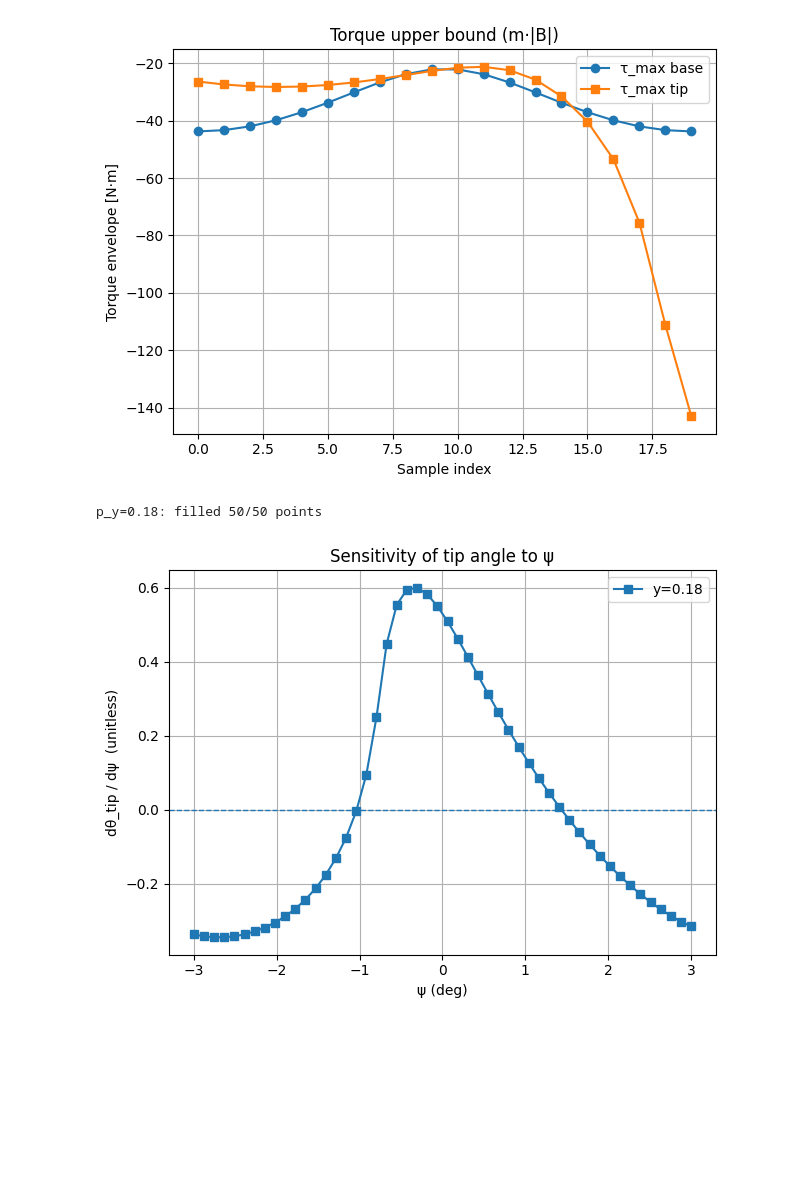
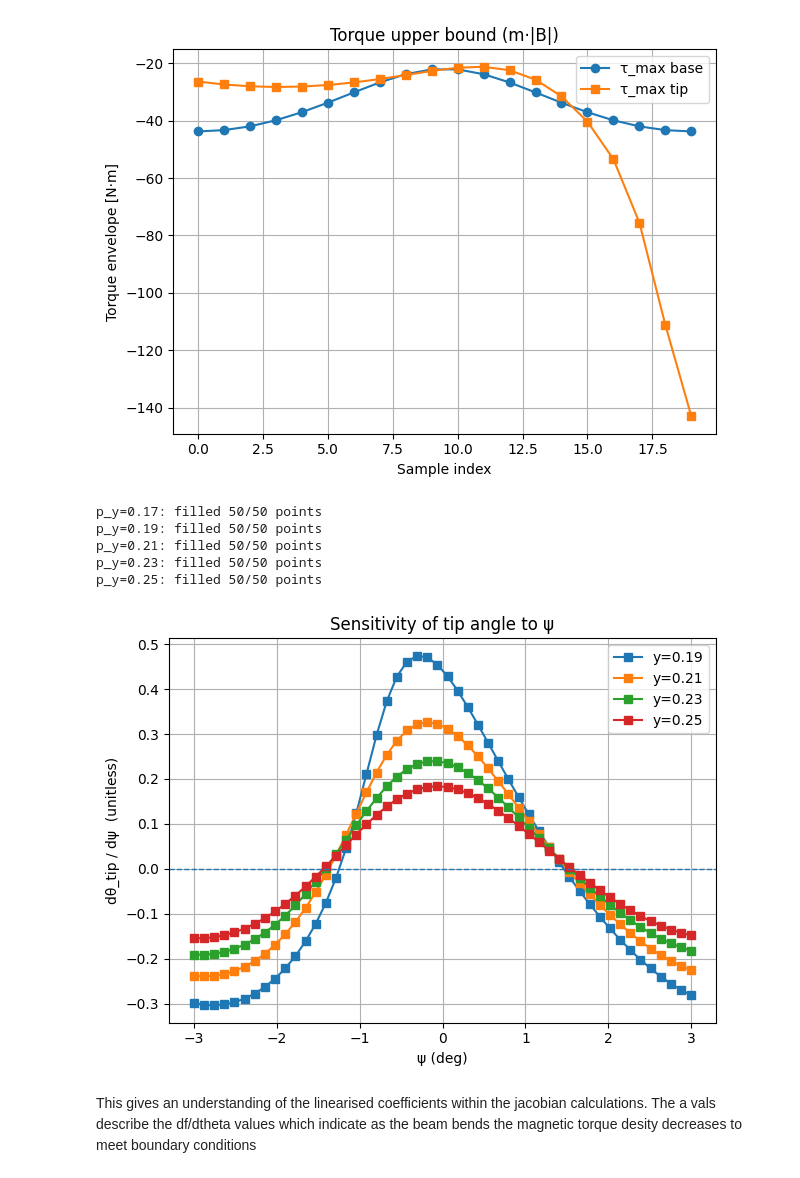
Before and after one commit to jhiltonjones/road_to_paper, a Jupyter notebook: beam_mechanics_3.ipynb, the cells around one changed output. Saved outputs shown, nothing was run; the diff lists cells and outputs as text; code cells hidden in the pictures; blank space fills up the shorter version.

```diff
--- a/beam_mechanics_3.ipynb
+++ b/beam_mechanics_3.ipynb
@@ -223,7 +233,7 @@ def jacobian_tip_from_sim2(
     B_path, gB_path, dBdpsi_path, p_path = [], [], [], []
     for sv, th in zip(s_grid, theta_nom):
         t_hat = np.array([-np.cos(th), np.sin(th), 0.0], float)
-        p_now = p_vec + 1 * sv * t_hat
+        p_now = p_vec +  sv * t_hat
         p_path.append(p_now)
         B_now, dB_dr_now = field_and_grad_at(p_now, psi_rad)
         # print(f"Magnetic field {B_now}")
@@ -336,9 +350,9 @@ p_y=0.17: filled 50/50 points
 # %%
-# print(LENGTH, A_val, E_val, I_val, MU0, MAGNET_M)
-
-# theta_tip, k_star, sol_ivp, info = simulate_beam(p_vec=np.array([0.0,0.22,0.0]), psi_deg=0,
-#         L=LENGTH, A_val=A_val, E_val=E_val, I_val=I_val,
-#         MU0=MU0, MAGNET_M=MAGNET_M,
-#         m_line_of_s=m_line_of_s, GRAD_SCALE=1, s_steps=200
-#     )
-# print(np.rad2deg(theta_tip))
+print(LENGTH, A_val, E_val, I_val, MU0, MAGNET_M)
+psi = 0
+theta_tip, k_star, sol_ivp, info = simulate_beam(p_vec=np.array([0.0,0.22,0.0]), psi=psi,
+        L=LENGTH, A_val=A_val, E_val=E_val, I_val=I_val,
+        MU0=MU0, MAGNET_M=MAGNET_M,
+        m_line_of_s=m_line_of_s, GRAD_SCALE=1, s_steps=200, field_at_tip=True
+    )
+print(np.rad2deg(theta_tip))
@@ -483,7 +503,7 @@ Parsed 20 base/tip pairs
 # psi_vals_deg = np.linspace(-90, 90, 20)
 psi_vals_rad = np.linspace(-3,3,50)
 # ys = np.array([0.18])
-ys = np.array([0.15, 0.17, 0.19, 0.21, 0.23, 0.25])
+ys = np.array([0.17, 0.19, 0.21, 0.23, 0.25])
 
 theta_vs_psi = {py: [] for py in ys}
 dtheta_dpsi_vs_psi = {py: [] for py in ys}
@@ -512,21 +532,27 @@ for p_y in ys:
 
     print(f"p_y={p_y}: filled {len(psi_done[p_y])}/{len(psi_vals_rad)} points")
 # %% [output]
-p_y=0.18: filled 50/50 points
+p_y=0.17: filled 50/50 points
+p_y=0.19: filled 50/50 points
+p_y=0.21: filled 50/50 points
+p_y=0.23: filled 50/50 points
+p_y=0.25: filled 50/50 points
 # %%
 plt.figure()
-for p_y in ys:
+for p_y in ys[1:]:
     ps = np.array(psi_done[p_y])
     J  = np.array(dtheta_dpsi_vs_psi[p_y])
     order = np.argsort(ps)
     plt.plot(ps[order], J[order], marker='s', label=f"y={p_y:.2f}")
 plt.axhline(0, linestyle='--', linewidth=1)
 plt.xlabel("ψ (deg)")
 plt.ylabel("dθ_tip / dψ  (unitless)")
 plt.title("Sensitivity of tip angle to ψ")
 plt.grid(True); plt.legend(); plt.tight_layout(); plt.show()
 # %% [output]
-[figure, old version]
+[figure, new version]
+# %% [markdown]
+This gives an understanding of the linearised coefficients within the jacobian calculations. The a vals describe the df/dtheta values which indicate as the beam bends the magnetic torque desity decreases to meet boundary conditions
 # %%
 p_y0 = ys[0]
 pack0 = packs[p_y0][-1]
```
Also changed, not shown: parts of 13 cells of this notebook.
